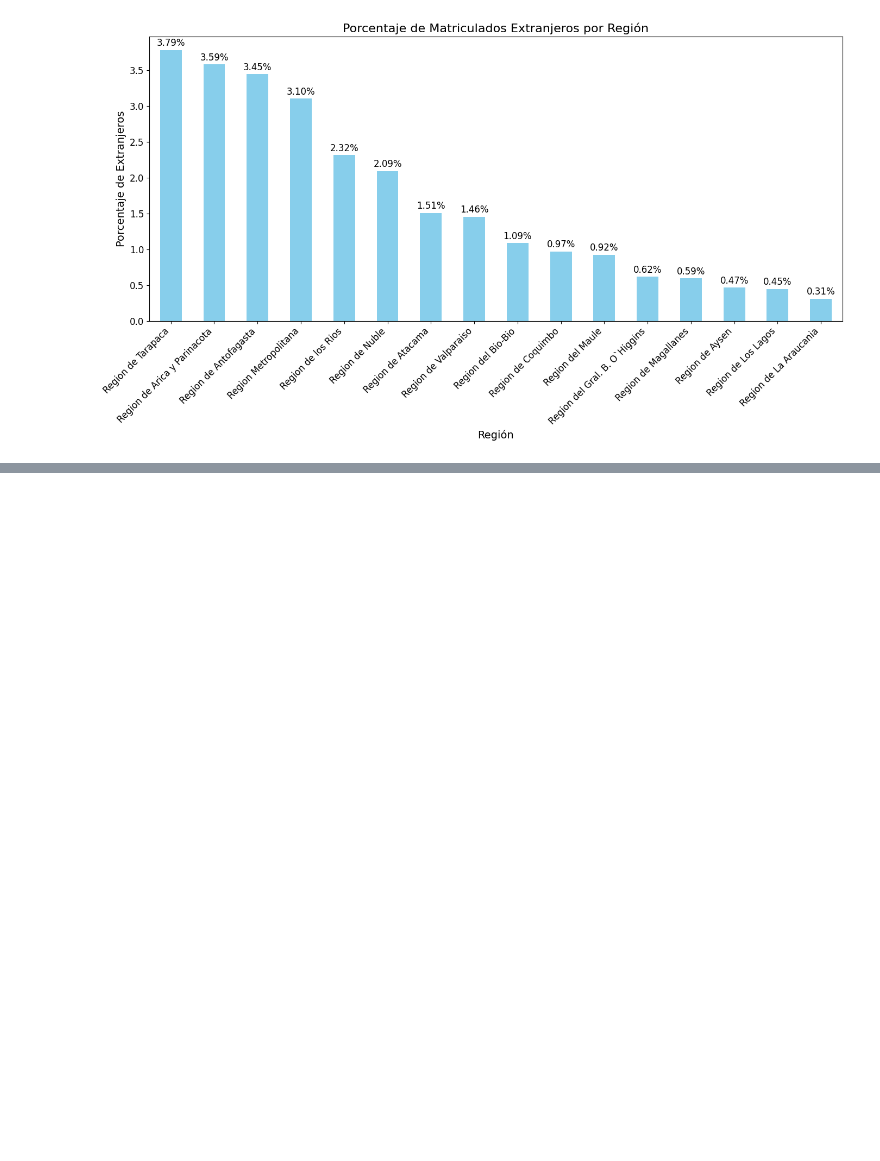
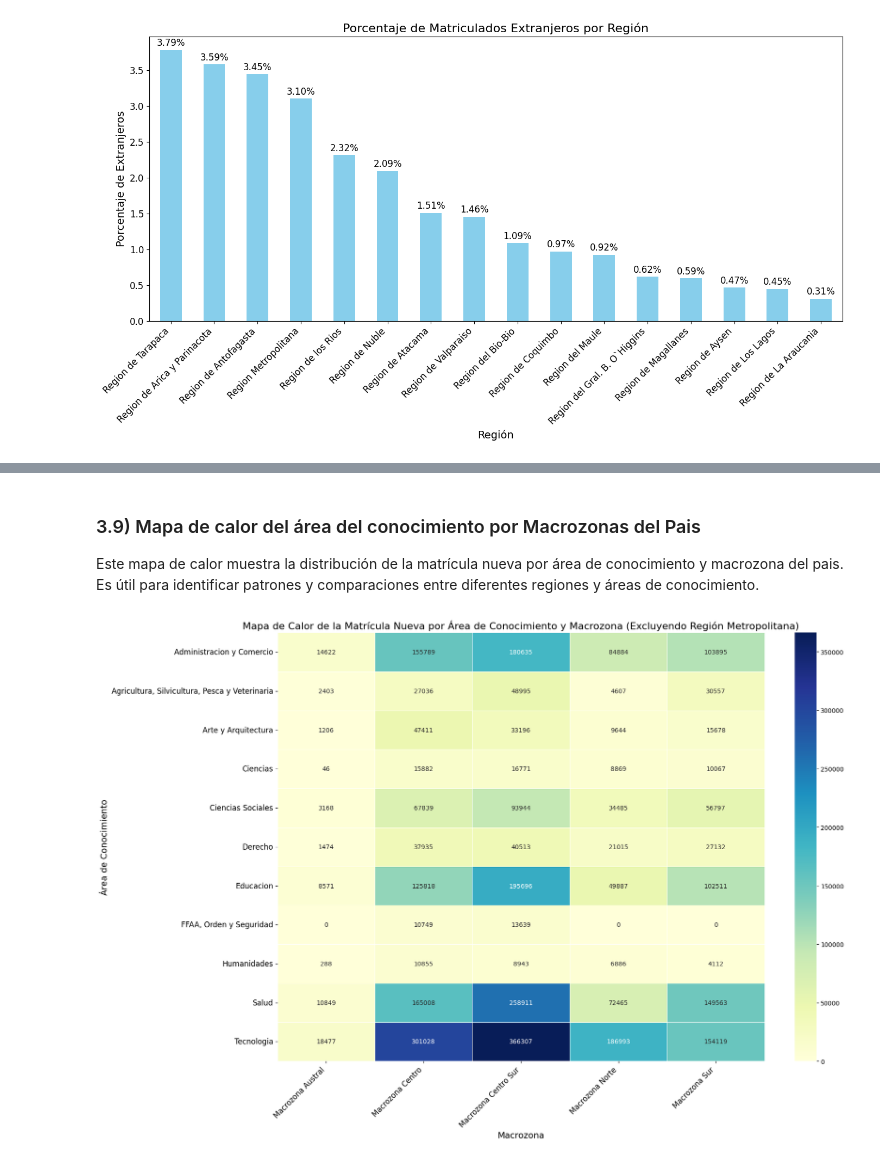
Before and after one commit to jcastilloc168/PythonUDD_ProyectoFinal, a Jupyter notebook: notebooks/03_Visualizacion.ipynb, the cells around one changed output, grey strips where cells are left out. Saved outputs shown, nothing was run; the diff lists cells and outputs as text; code cells hidden in the pictures; blank space fills up the shorter version.

```diff
--- a/notebooks/03_Visualizacion.ipynb
+++ b/notebooks/03_Visualizacion.ipynb
@@ -265,0 +317,28 @@ plt.show()
+# %% [markdown]
+### 3.9) Mapa de calor del área del conocimiento por Macrozonas del Pais
+
+Este mapa de calor muestra la distribución de la matrícula nueva por área de conocimiento y macrozona del pais. Es útil para identificar patrones y comparaciones entre diferentes regiones y áreas de conocimiento.
+# %%
+import seaborn as sns
+
+# Excluir la Región Metropolitana
+df_clean_excl_metropolitana = df_clean[df_clean['Macrozona'] != 'Region Metropolitana']
+
+# Agrupar los datos por macrozona y área de conocimiento y sumar la matrícula de primer año
+matricula_nueva_macrozona_area = df_clean_excl_metropolitana.groupby(['Macrozona', 'Area_Conocimiento'])['Matricula_Primer_Anio'].sum().unstack().fillna(0)
+
+# Crear el mapa de calor con los ejes intercambiados
+plt.figure(figsize=(18, 12))
+ax = sns.heatmap(matricula_nueva_macrozona_area.T, cmap='YlGnBu', annot=True, fmt='g', linewidths=0.5)
+
+# Configurar título y etiquetas
+plt.title('Mapa de Calor de la Matrícula Nueva por Área de Conocimiento y Macrozona (Excluyendo Región Metropolitana)', fontsize=16)
+plt.xlabel('Macrozona', fontsize=14)
+plt.ylabel('Área de Conocimiento', fontsize=14)
+plt.xticks(rotation=45, ha='right', fontsize=12)  # Ajustar rotación y alineación de etiquetas del eje x
+plt.yticks(fontsize=12)  # Ajustar tamaño de fuente de etiquetas del eje y
+
+plt.tight_layout()
+plt.show()
+# %% [output]
+[figure, added]
```
Also changed, not shown: parts of 4 cells of this notebook.
